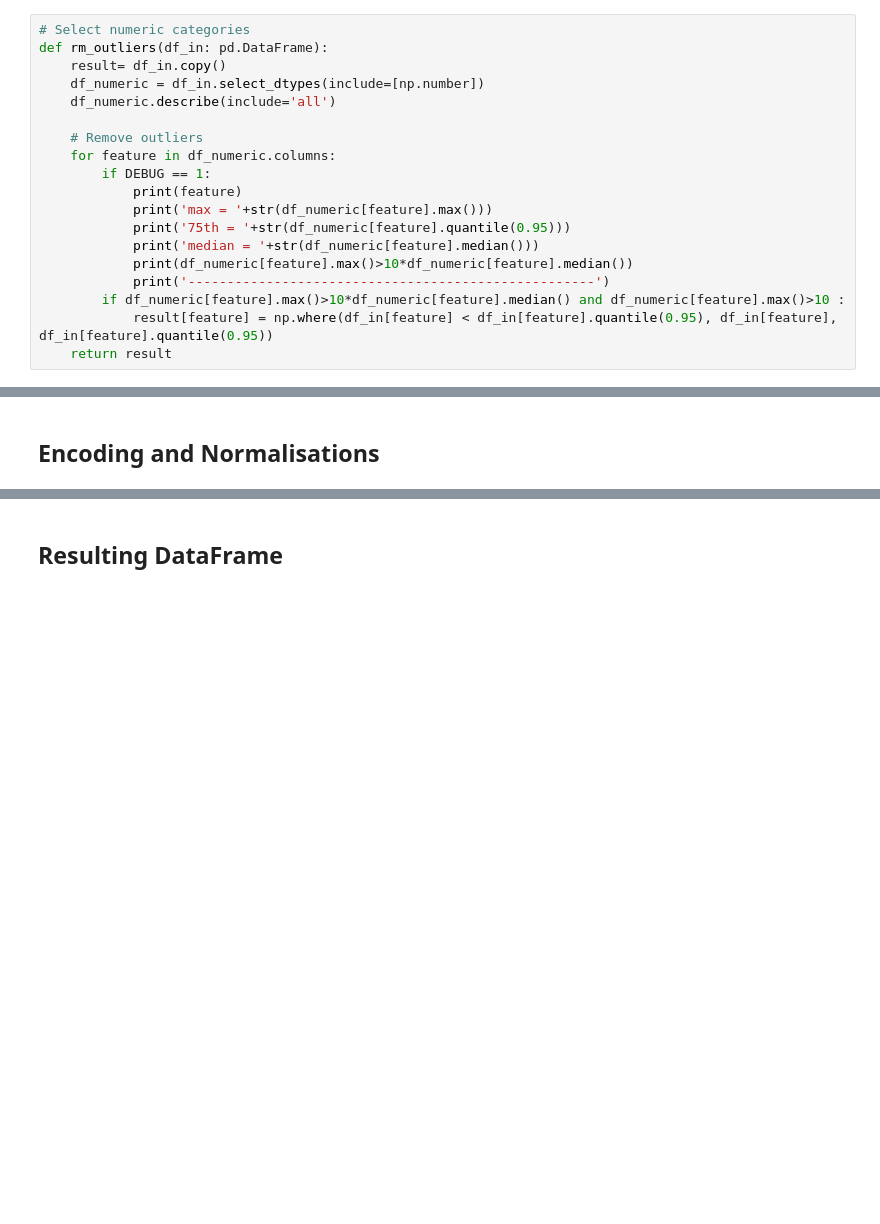
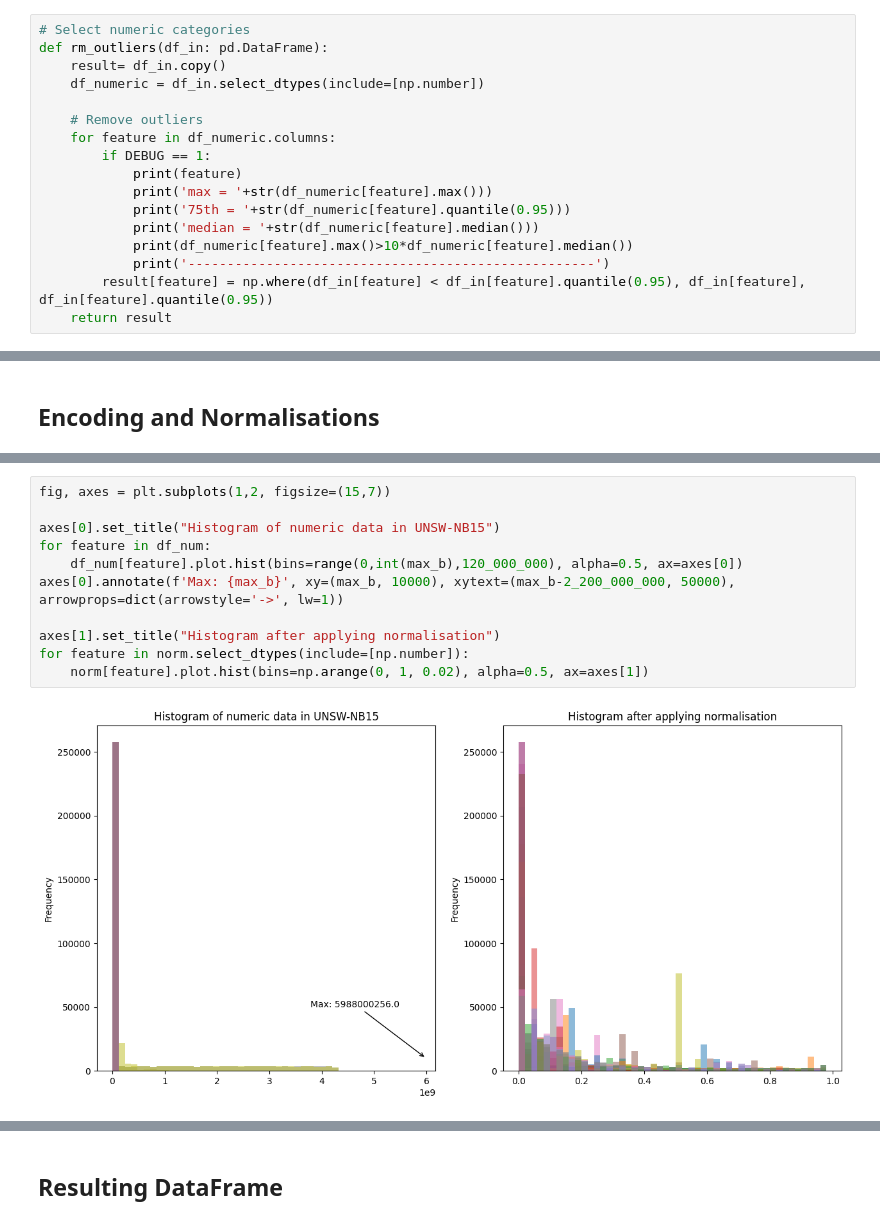
Before and after one commit to Sleepytt1210/BFLIDS, a Jupyter notebook: application/fed-learn/models/notebooks/federated.ipynb, the cells around one changed output, grey strips where cells are left out. Cells and saved outputs as stored; diff of their text form; blank space fills up the shorter version.

```diff
--- a/application/fed-learn/models/notebooks/federated.ipynb
+++ b/application/fed-learn/models/notebooks/federated.ipynb
@@ -55,7 +110,6 @@ len(df)
 def rm_outliers(df_in: pd.DataFrame):
     result= df_in.copy()
     df_numeric = df_in.select_dtypes(include=[np.number])
-    df_numeric.describe(include='all')
 
     # Remove outliers
     for feature in df_numeric.columns:
@@ -66,8 +120,7 @@ def rm_outliers(df_in: pd.DataFrame):
             print('median = '+str(df_numeric[feature].median()))
             print(df_numeric[feature].max()>10*df_numeric[feature].median())
             print('----------------------------------------------------')
-        if df_numeric[feature].max()>10*df_numeric[feature].median() and df_numeric[feature].max()>10 :
-            result[feature] = np.where(df_in[feature] < df_in[feature].quantile(0.95), df_in[feature], df_in[feature].quantile(0.95))
+        result[feature] = np.where(df_in[feature] < df_in[feature].quantile(0.95), df_in[feature], df_in[feature].quantile(0.95))
     return result
 # %% [markdown]
 ## Other unused pruning
@@ -132,3 +225,16 @@ def normalize(df_in: pd.DataFrame, cols):
+# %%
+fig, axes = plt.subplots(1,2, figsize=(15,7))
+
+axes[0].set_title("Histogram of numeric data in UNSW-NB15")
+for feature in df_num:
+    df_num[feature].plot.hist(bins=range(0,int(max_b),120_000_000), alpha=0.5, ax=axes[0])
+axes[0].annotate(f'Max: {max_b}', xy=(max_b, 10000), xytext=(max_b-2_200_000_000, 50000), arrowprops=dict(arrowstyle='->', lw=1))
+
+axes[1].set_title("Histogram after applying normalisation")
+for feature in norm.select_dtypes(include=[np.number]):
+    norm[feature].plot.hist(bins=np.arange(0, 1, 0.02), alpha=0.5, ax=axes[1])
+# %% [output]
+[figure, added]
 # %%
 def preprocess(df_in: pd.DataFrame):
     df_in = rm_outliers(df_in)
```
Also changed, not shown: parts of 37 cells of this notebook, 14 other files.
